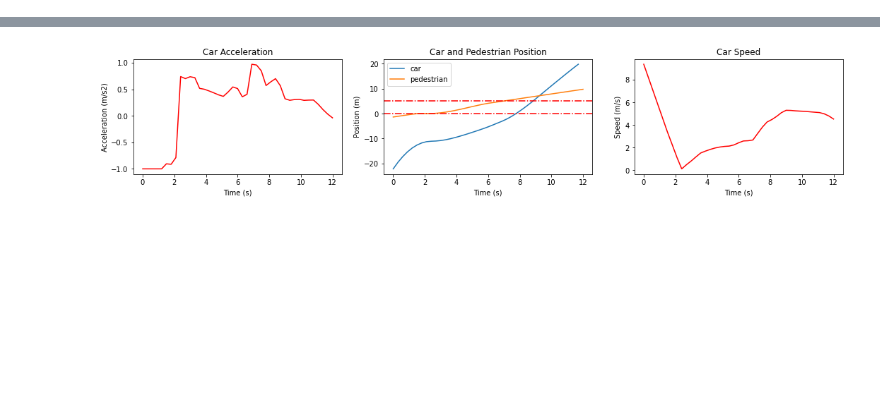
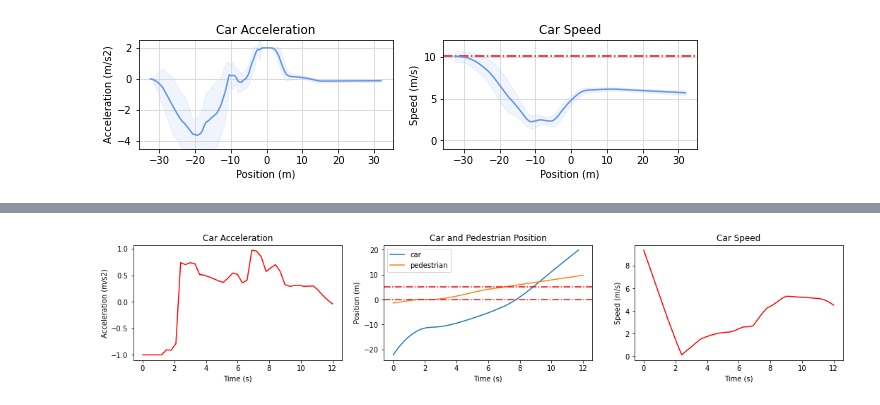
Before and after one commit to BrunoudA/ComparisonDDPG_PPO, a Jupyter notebook: ddpg_comparison2.ipynb, the cells around one changed output, grey strips where cells are left out. Cells and saved outputs as stored; diff of their text form; code cells hidden in the pictures; blank space fills up the shorter version.

```diff
--- a/ddpg_comparison2.ipynb
+++ b/ddpg_comparison2.ipynb
@@ -701,0 +763,28 @@ fig.savefig("PDF_results/car_wait_ddpg12.pdf")
+# %%
+size_position=int((end_position-start_position)/0.5)
+x1=[i*0.5+start_position for i in range(0,size_position)]
+mean_speed=np.mean(cross_speed,axis=0)
+std_speed=np.std(cross_speed,axis=0)
+mean_acc=np.mean(cross_acc,axis=0)
+std_acc=np.std(cross_acc,axis=0)
+
+fig, (ax1, ax2) = plt.subplots(1, 2,figsize=(10, 2))
+ax1.set_title('Car Acceleration')
+ax1.set_xlabel("Position (m)")
+ax1.set_ylabel("Acceleration (m/s2)")
+ax1.set_ylim(-4.5,2.5)
+ax1.plot(x1,mean_acc,color='cornflowerblue')
+ax1.fill_between(x1, (mean_acc-std_acc), (mean_acc+std_acc), color='cornflowerblue', alpha=0.1)
+ax1.grid(True,color='lightgrey')
+
+ax2.set_title('Car Speed')
+ax2.set_xlabel("Position (m)")
+ax2.set_ylabel("Speed (m/s)")
+ax2.set_ylim(-1.0,12.0)
+ax2.axhline(y=mean_speed[0], color='r', linestyle='-.')
+ax2.plot(x1,mean_speed,color='cornflowerblue')
+ax2.fill_between(x1, (mean_speed-std_speed), (mean_speed+std_speed), color='cornflowerblue', alpha=0.1)
+
+ax2.grid(True,color='lightgrey')
+# %% [output]
+[figure, added]
```
Also changed, not shown: parts of 9 cells of this notebook, 28 other files.
